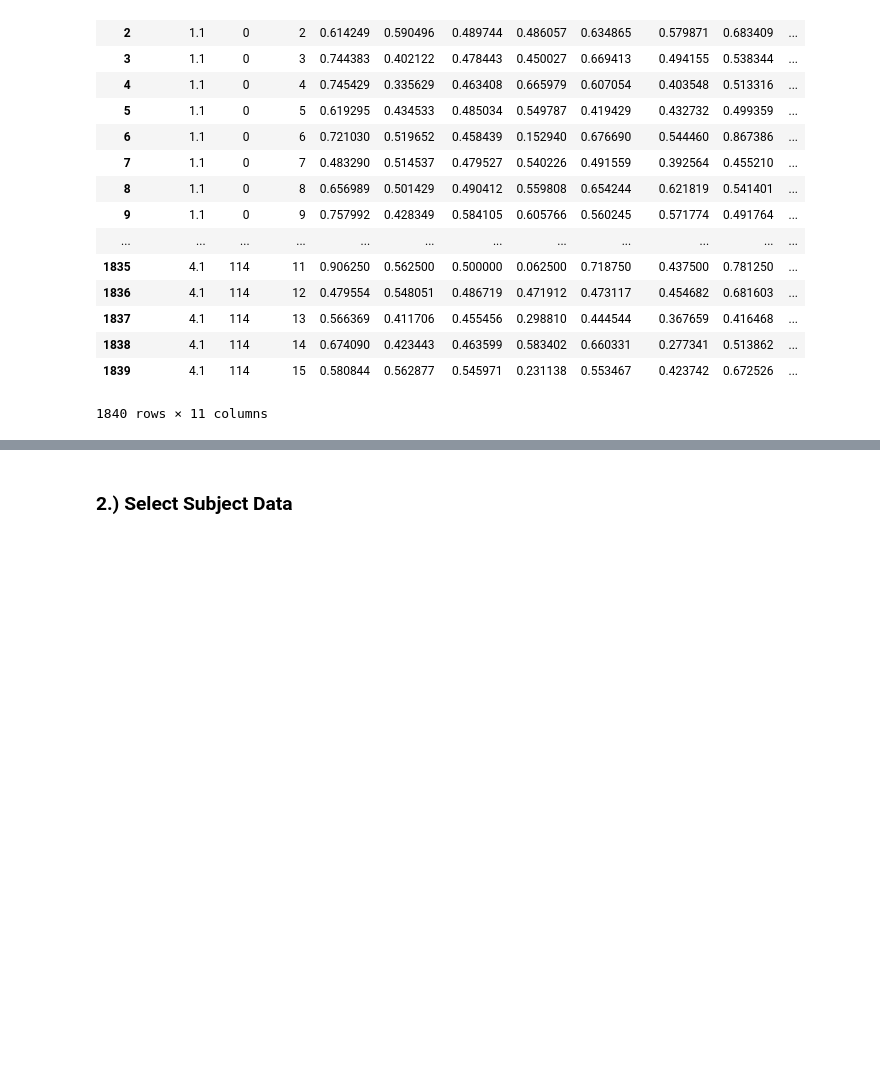
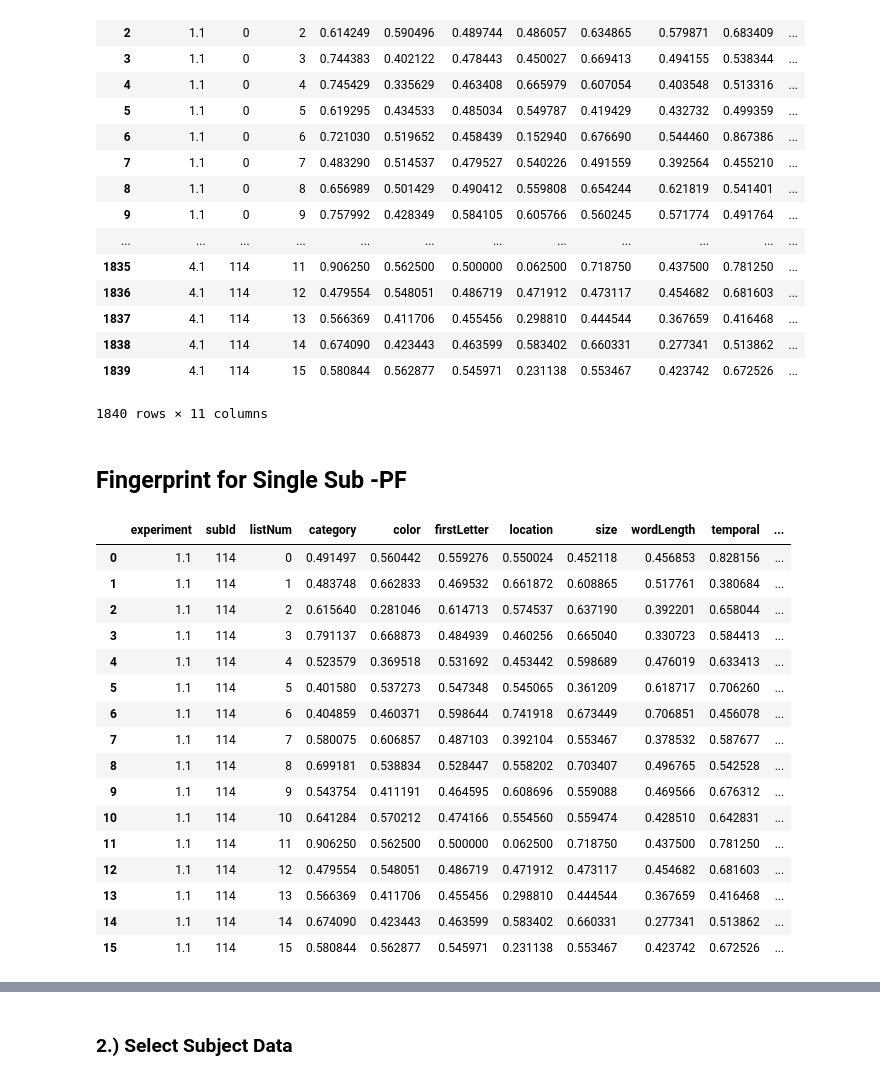
Before and after one commit to ContextLab/FRFR-analyses, a Jupyter notebook: notebooks/FRFR-analyses-1.0-PF.ipynb, the cells around one changed output, grey strips where cells are left out. Drawn from its saved outputs; the diff is of its cells as text; code cells hidden in the pictures; blank space fills up the shorter version.

Commit message:
completed first 3 of 5 items to produce, 3/13/17

```diff
--- a/notebooks/FRFR-analyses-1.0-PF.ipynb
+++ b/notebooks/FRFR-analyses-1.0-PF.ipynb
@@ -473,0 +519,22 @@ fingerprintsDF
+# %% [markdown]
+<h2>Fingerprint for Single Sub -PF</h2>
+# %%
+singlesubfingerprintsDF
+# %% [output]
+|  | experiment | subId | listNum | category | color | firstLetter | location | size | wordLength | temporal | ... |
+| 0 | 1.1 | 114 | 0 | 0.491497 | 0.560442 | 0.559276 | 0.550024 | 0.452118 | 0.456853 | 0.828156 | ... |
+| 1 | 1.1 | 114 | 1 | 0.483748 | 0.662833 | 0.469532 | 0.661872 | 0.608865 | 0.517761 | 0.380684 | ... |
+| 2 | 1.1 | 114 | 2 | 0.615640 | 0.281046 | 0.614713 | 0.574537 | 0.637190 | 0.392201 | 0.658044 | ... |
+| 3 | 1.1 | 114 | 3 | 0.791137 | 0.668873 | 0.484939 | 0.460256 | 0.665040 | 0.330723 | 0.584413 | ... |
+| 4 | 1.1 | 114 | 4 | 0.523579 | 0.369518 | 0.531692 | 0.453442 | 0.598689 | 0.476019 | 0.633413 | ... |
+| 5 | 1.1 | 114 | 5 | 0.401580 | 0.537273 | 0.547348 | 0.545065 | 0.361209 | 0.618717 | 0.706260 | ... |
+| 6 | 1.1 | 114 | 6 | 0.404859 | 0.460371 | 0.598644 | 0.741918 | 0.673449 | 0.706851 | 0.456078 | ... |
+| 7 | 1.1 | 114 | 7 | 0.580075 | 0.606857 | 0.487103 | 0.392104 | 0.553467 | 0.378532 | 0.587677 | ... |
+| 8 | 1.1 | 114 | 8 | 0.699181 | 0.538834 | 0.528447 | 0.558202 | 0.703407 | 0.496765 | 0.542528 | ... |
+| 9 | 1.1 | 114 | 9 | 0.543754 | 0.411191 | 0.464595 | 0.608696 | 0.559088 | 0.469566 | 0.676312 | ... |
+| 10 | 1.1 | 114 | 10 | 0.641284 | 0.570212 | 0.474166 | 0.554560 | 0.559474 | 0.428510 | 0.642831 | ... |
+| 11 | 1.1 | 114 | 11 | 0.906250 | 0.562500 | 0.500000 | 0.062500 | 0.718750 | 0.437500 | 0.781250 | ... |
+| 12 | 1.1 | 114 | 12 | 0.479554 | 0.548051 | 0.486719 | 0.471912 | 0.473117 | 0.454682 | 0.681603 | ... |
+| 13 | 1.1 | 114 | 13 | 0.566369 | 0.411706 | 0.455456 | 0.298810 | 0.444544 | 0.367659 | 0.416468 | ... |
+| 14 | 1.1 | 114 | 14 | 0.674090 | 0.423443 | 0.463599 | 0.583402 | 0.660331 | 0.277341 | 0.513862 | ... |
+| 15 | 1.1 | 114 | 15 | 0.580844 | 0.562877 | 0.545971 | 0.231138 | 0.553467 | 0.423742 | 0.672526 | ... |
```
Also changed, not shown: parts of 11 cells of this notebook, 3 other files.
